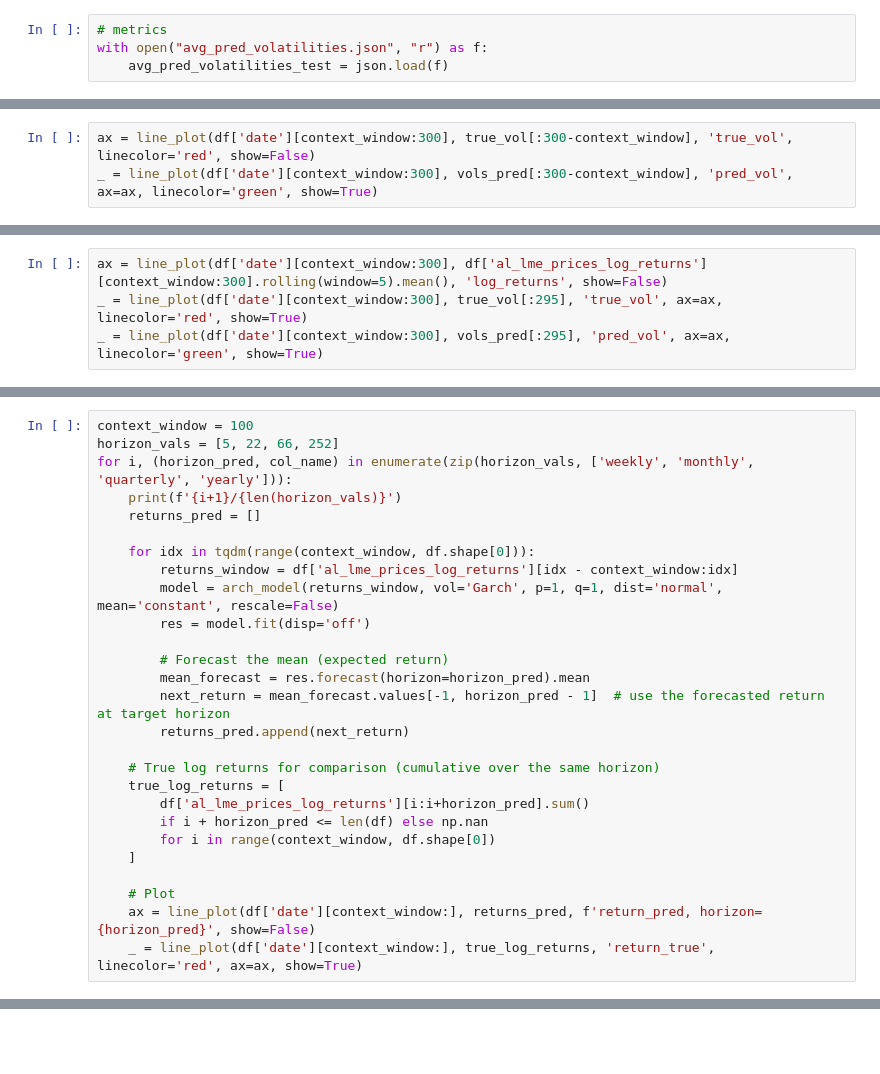
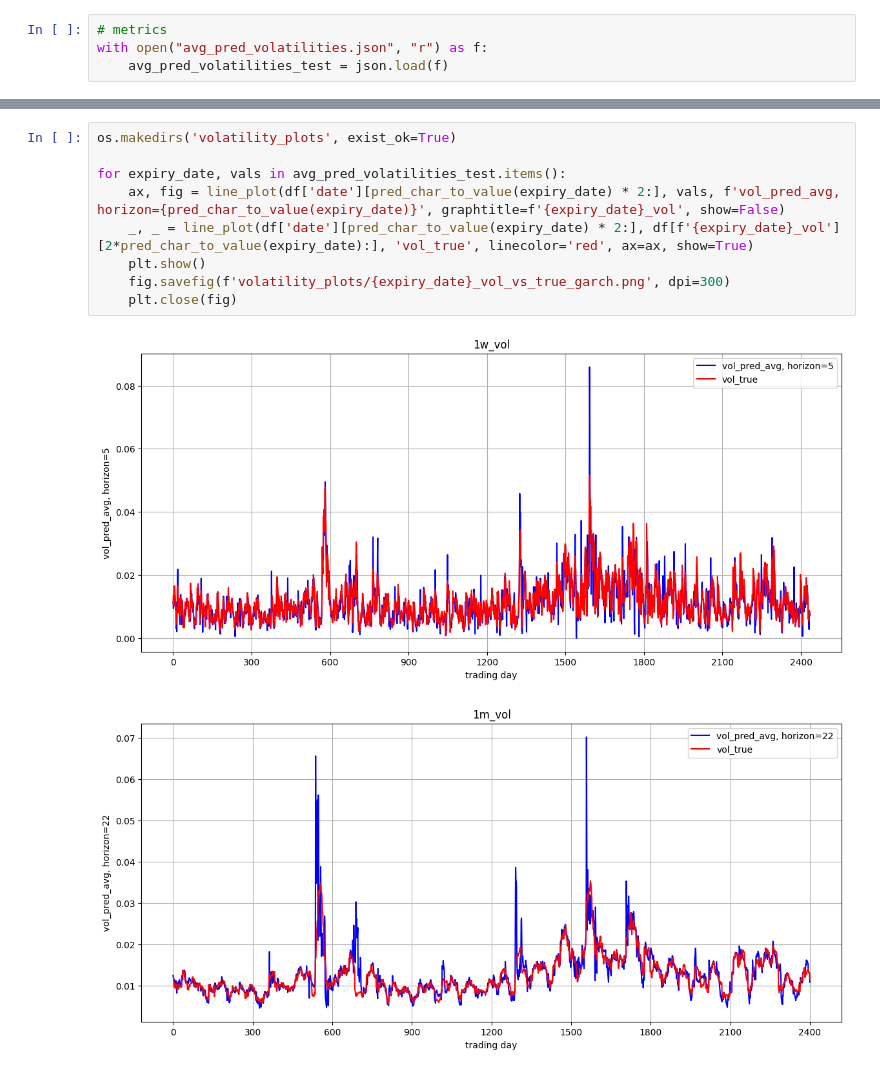
Before and after one commit to panstenos/Commodity-Optionality-Pricing-UCL-Dissertation, a Jupyter notebook: Volatility Models/arch_family.ipynb, the cells around one changed output, grey strips where cells are left out. Saved outputs shown, nothing was run; the diff lists cells and outputs as text; blank space fills up the shorter version.

```diff
--- a/Volatility Models/arch_family.ipynb
+++ b/Volatility Models/arch_family.ipynb
@@ -501,3 +419,0 @@ _ = line_plot(df['date'][context_window:3000], vols_pred[:3000-context_window],
-# %%
-ax = line_plot(df['date'][context_window:300], true_vol[:300-context_window], 'true_vol', linecolor='red', show=False)
-_ = line_plot(df['date'][context_window:300], vols_pred[:300-context_window], 'pred_vol', ax=ax, linecolor='green', show=True)
@@ -510,4 +419,0 @@ len(df['al_lme_prices_log_returns'][context_window:300].rolling(window=5).mean()
-# %%
-ax = line_plot(df['date'][context_window:300], df['al_lme_prices_log_returns'][context_window:300].rolling(window=5).mean(), 'log_returns', show=False)
-_ = line_plot(df['date'][context_window:300], true_vol[:295], 'true_vol', ax=ax, linecolor='red', show=True)
-_ = line_plot(df['date'][context_window:300], vols_pred[:295], 'pred_vol', ax=ax, linecolor='green', show=True)
@@ -516,27 +419,0 @@ _ = line_plot(df['date'][context_window:300], vols_pred[:295], 'pred_vol', ax=ax
-# %%
-context_window = 100
-horizon_vals = [5, 22, 66, 252]
-for i, (horizon_pred, col_name) in enumerate(zip(horizon_vals, ['weekly', 'monthly', 'quarterly', 'yearly'])):
-    print(f'{i+1}/{len(horizon_vals)}')
-    returns_pred = []
-
-    for idx in tqdm(range(context_window, df.shape[0])):
-        returns_window = df['al_lme_prices_log_returns'][idx - context_window:idx]
-        model = arch_model(returns_window, vol='Garch', p=1, q=1, dist='normal', mean='constant', rescale=False)
-        res = model.fit(disp='off')
-
-        # Forecast the mean (expected return)
-        mean_forecast = res.forecast(horizon=horizon_pred).mean
-        next_return = mean_forecast.values[-1, horizon_pred - 1]  # use the forecasted return at target horizon
-        returns_pred.append(next_return)
-
-    # True log returns for comparison (cumulative over the same horizon)
-    true_log_returns = [
-        df['al_lme_prices_log_returns'][i:i+horizon_pred].sum()
-        if i + horizon_pred <= len(df) else np.nan
-        for i in range(context_window, df.shape[0])
-    ]
-
-    # Plot
-    ax = line_plot(df['date'][context_window:], returns_pred, f'return_pred, horizon={horizon_pred}', show=False)
-    _ = line_plot(df['date'][context_window:], true_log_returns, 'return_true', linecolor='red', ax=ax, show=True)
@@ -631,0 +420,12 @@ See scipy.optimize.fmin_slsqp for code meaning.
+# %%
+os.makedirs('volatility_plots', exist_ok=True)
+
+for expiry_date, vals in avg_pred_volatilities_test.items():
+    ax, fig = line_plot(df['date'][pred_char_to_value(expiry_date) * 2:], vals, f'vol_pred_avg, horizon={pred_char_to_value(expiry_date)}', graphtitle=f'{expiry_date}_vol', show=False)
+    _, _ = line_plot(df['date'][pred_char_to_value(expiry_date) * 2:], df[f'{expiry_date}_vol'][2*pred_char_to_value(expiry_date):], 'vol_true', linecolor='red', ax=ax, show=True)
+    plt.show()
+    fig.savefig(f'volatility_plots/{expiry_date}_vol_vs_true_garch.png', dpi=300)
+    plt.close(fig)
+# %% [output]
+[figure, added]
+[figure, added]
```
Also changed, not shown: parts of 18 cells of this notebook, 15 other files.
